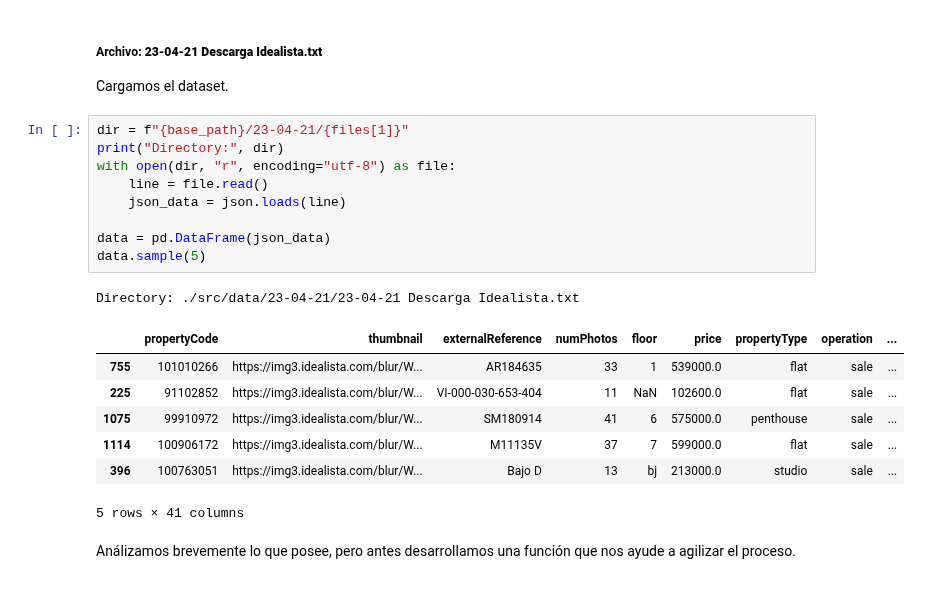
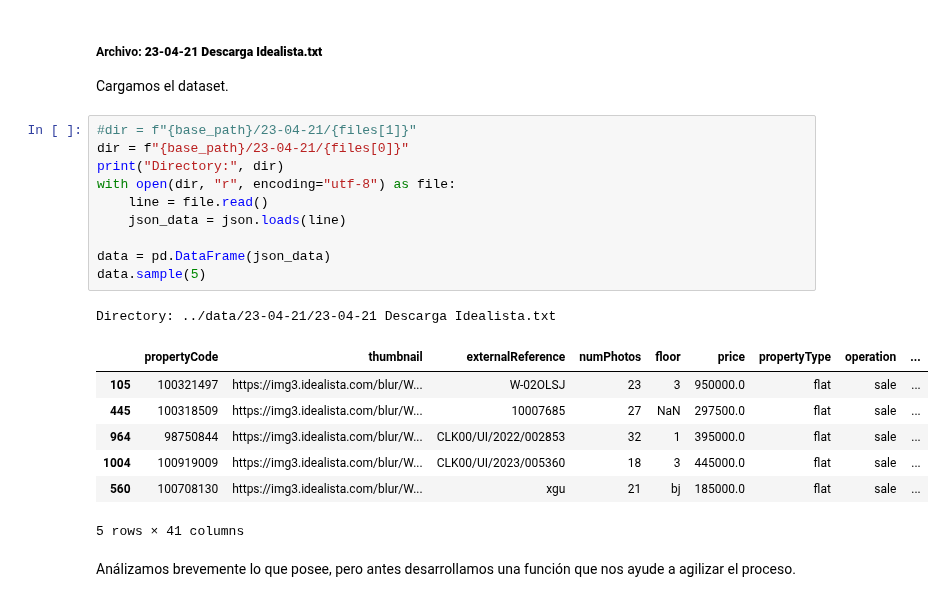
Before and after one commit to asgr29/EDA_Inmuebles_Idealista, a Jupyter notebook: src/notebooks/notebook-eda.ipynb, the cells around one changed output. Cells and saved outputs as stored; diff of their text form.

```diff
--- a/src/notebooks/notebook-eda.ipynb
+++ b/src/notebooks/notebook-eda.ipynb
@@ -99,22 +92,23 @@ print(files)
 
 Cargamos el dataset.
 # %%
-dir = f"{base_path}/23-04-21/{files[1]}"
+#dir = f"{base_path}/23-04-21/{files[1]}"
+dir = f"{base_path}/23-04-21/{files[0]}"
 print("Directory:", dir)
 with open(dir, "r", encoding="utf-8") as file:
 	line = file.read()
 	json_data = json.loads(line)
 
 data = pd.DataFrame(json_data)
 data.sample(5)
 # %% [output]
-Directory: ./src/data/23-04-21/23-04-21 Descarga Idealista.txt
+Directory: ../data/23-04-21/23-04-21 Descarga Idealista.txt
 |  | propertyCode | thumbnail | externalReference | numPhotos | floor | price | propertyType | operation | ... |
-| 755 | 101010266 | https://img3.idealista.com/blur/W... | AR184635 | 33 | 1 | 539000.0 | flat | sale | ... |
-| 225 | 91102852 | https://img3.idealista.com/blur/W... | VI-000-030-653-404 | 11 | NaN | 102600.0 | flat | sale | ... |
-| 1075 | 99910972 | https://img3.idealista.com/blur/W... | SM180914 | 41 | 6 | 575000.0 | penthouse | sale | ... |
-| 1114 | 100906172 | https://img3.idealista.com/blur/W... | M11135V | 37 | 7 | 599000.0 | flat | sale | ... |
-| 396 | 100763051 | https://img3.idealista.com/blur/W... | Bajo D | 13 | bj | 213000.0 | studio | sale | ... |
+| 105 | 100321497 | https://img3.idealista.com/blur/W... | W-02OLSJ | 23 | 3 | 950000.0 | flat | sale | ... |
+| 445 | 100318509 | https://img3.idealista.com/blur/W... | 10007685 | 27 | NaN | 297500.0 | flat | sale | ... |
+| 964 | 98750844 | https://img3.idealista.com/blur/W... | CLK00/UI/2022/002853 | 32 | 1 | 395000.0 | flat | sale | ... |
+| 1004 | 100919009 | https://img3.idealista.com/blur/W... | CLK00/UI/2023/005360 | 18 | 3 | 445000.0 | flat | sale | ... |
+| 560 | 100708130 | https://img3.idealista.com/blur/W... | xgu | 21 | bj | 185000.0 | flat | sale | ... |
 5 rows × 41 columns
 # %% [markdown]
 Análizamos brevemente lo que posee, pero antes desarrollamos una función que nos ayude a agilizar el proceso.
```
Also changed, not shown: parts of 29 cells of this notebook.
